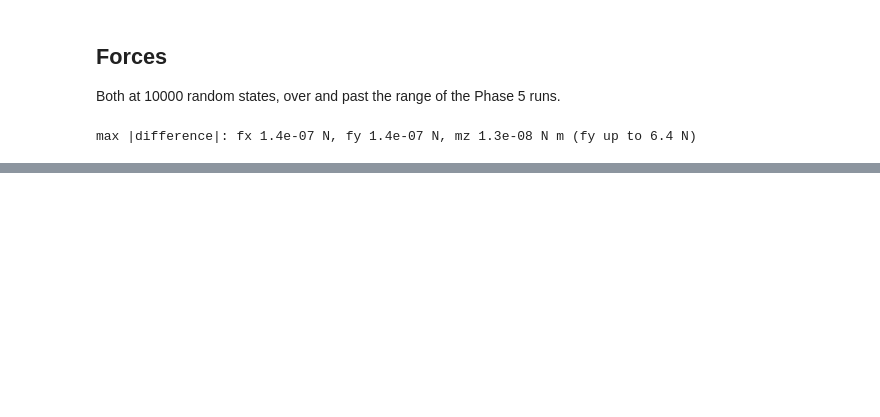
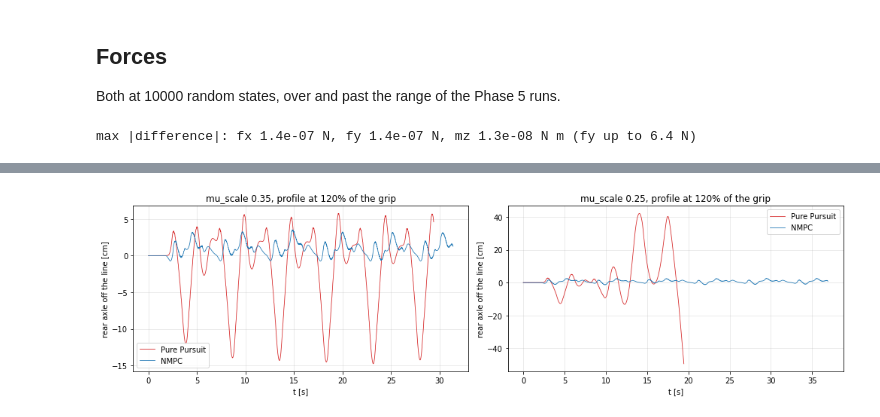
Before and after one commit to Gelminaio/drift-mpc-ackermann, a Jupyter notebook: notebooks/nmpc.ipynb, the cells around one changed output, grey strips where cells are left out. Drawn from its saved outputs; the diff is of its cells as text; code cells hidden in the pictures; blank space fills up the shorter version.

Commit message:
analysis: nmpc against pure pursuit on less grip

```diff
--- a/notebooks/nmpc.ipynb
+++ b/notebooks/nmpc.ipynb
@@ -120,0 +277,6 @@ straight path and along a circle.
+# %%
+rows = []
+for ctrl in ['pp', 'nmpc']:
+    _, res = simulate(ctrl, 1.0, track['v'], solver)
+    rows.append({'controller': ctrl, **res})
+pd.DataFrame(rows).round(2)
@@ -120,0 +291,10 @@ straight path and along a circle.
+# %%
+rows, logs = [], {}
+for mu in [0.35, 0.25]:
+    for f in [0.6, 0.8, 1.0, 1.2]:
+        v_ref = profile(f * mu * A_GRIP, 0.5 * f * mu * A_GRIP)
+        for ctrl in ['pp', 'nmpc']:
+            logs[ctrl, mu, f], res = simulate(ctrl, mu, v_ref, solver)
+            rows.append({'mu_scale': mu, 'f': f, 'corner [m/s]': v_ref.min(), 'controller': ctrl, **res})
+grid = pd.DataFrame(rows)
+grid.round(2)
@@ -120,0 +319,15 @@ straight path and along a circle.
+# %%
+fig, ax = plt.subplots(1, 2, figsize=(14, 4))
+for a, (mu, f) in zip(ax, [(0.35, 1.2), (0.25, 1.2)]):
+    for ctrl, c in [('pp', 'C3'), ('nmpc', 'C0')]:
+        log = logs[ctrl, mu, f]
+        a.plot(log['t'], log['n'] * 100, c, lw=0.8, label='Pure Pursuit' if ctrl == 'pp' else 'NMPC')
+    a.set_title(f'mu_scale {mu}, profile at {f:.0%} of the grip')
+    a.set_xlabel('t [s]')
+    a.set_ylabel('rear axle off the line [cm]')
+    a.grid(alpha=0.3)
+    a.legend()
+plt.tight_layout()
+plt.show()
+# %% [output]
+[figure, added]
```
Also changed, not shown: parts of 14 cells of this notebook, 1 other file.
